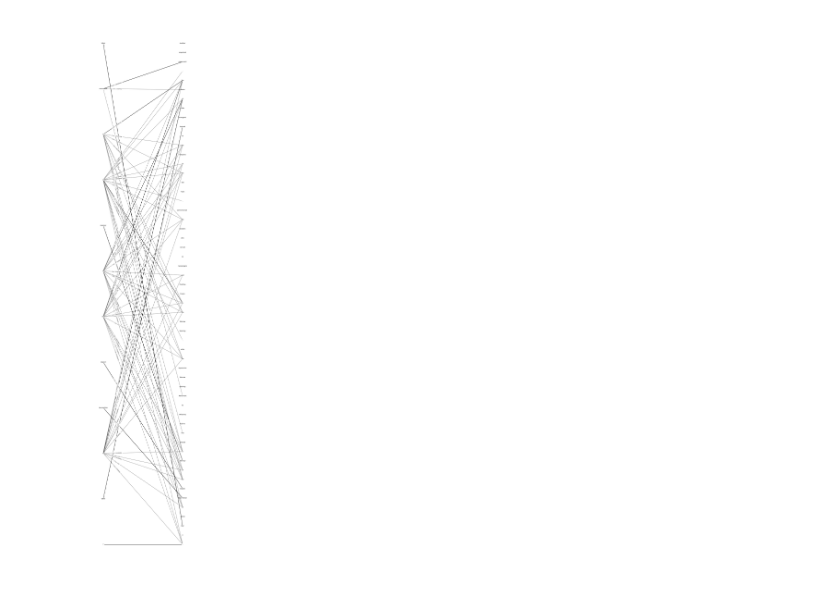
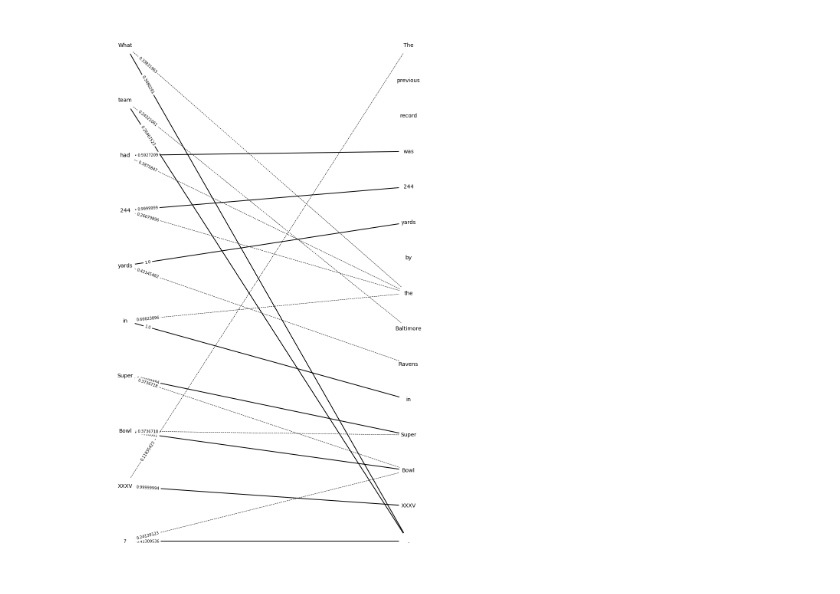
Before and after one commit to ilan006/Maitrise, a Jupyter notebook: Alignement/graph/graph_bipartite.ipynb, the cells around one changed output. Cells and saved outputs as stored; diff of their text form; code cells hidden in the pictures.

```diff
--- a/Alignement/graph/graph_bipartite.ipynb
+++ b/Alignement/graph/graph_bipartite.ipynb
@@ -80,5 +87,5 @@ def Alignement_graph_bipartite(question,sequence,ignore_edge_value = 0.0):
     plt.show()
-# %%
-Alignement_graph_bipartite(" What monument is in memory of the largest insurrection of WWII? "," Another important monument, the statue of Little Insurgent located at the ramparts of the Old Town, commemorates the children who served as messengers and frontline troops in the Warsaw Uprising, while the impressive Warsaw Uprising Monument by Wincenty Kućma was erected in memory of the largest insurrection of World War II. ", 0.5)
-# %% [output]
-[figure, removed]
+# %%
+Alignement_graph_bipartite(" What team had 244 yards in Super Bowl XXXV? "," The previous record was 244 yards by the Baltimore Ravens in Super Bowl XXXV. ", 2)
+# %% [output]
+[figure, added]
```
Also changed, not shown: parts of 10 cells of this notebook, 2 other files.
